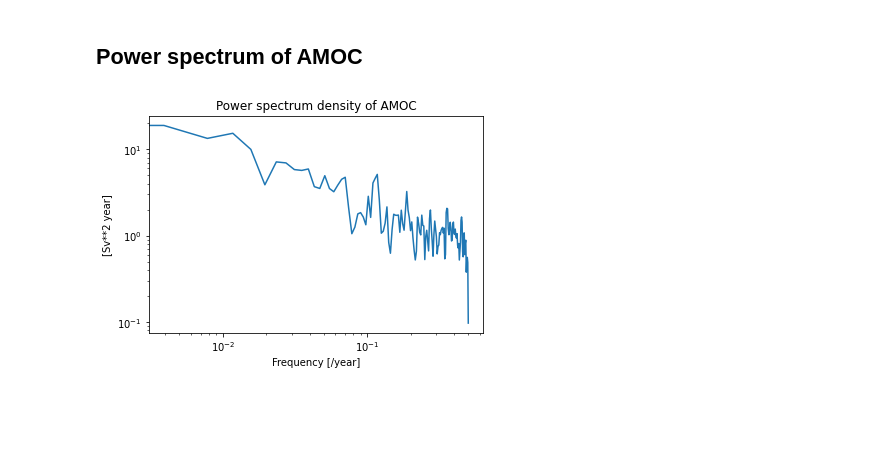
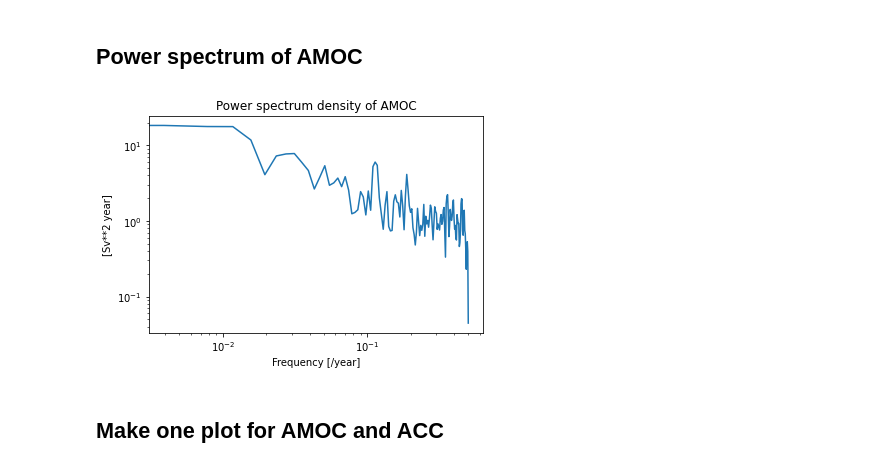
Before and after one commit to joakimkjellsson/kjellsson-park-2022, a Jupyter notebook: AMOC_PSI_variability.ipynb, the cells around one changed output. Saved outputs shown, nothing was run; the diff lists cells and outputs as text; code cells hidden in the pictures; blank space fills up the shorter version.

```diff
--- a/AMOC_PSI_variability.ipynb
+++ b/AMOC_PSI_variability.ipynb
@@ -12,3 +15,7 @@ from scipy.signal import welch
+# %%
+sns.set(font_scale = 1.5)
+sns.set_style("whitegrid")
+sns.set_style("ticks")
 # %%
 from dask.distributed import Client, LocalCluster, wait
 # %%
@@ -63,3 +72,9 @@ for exp in exp_list:
+# %%
+def detrend(da, dim='time'):
+    # detrend along a single dimension
+    p = da.polyfit(dim=dim, deg=1)
+    fit = xr.polyval(da[dim], p.polyfit_coefficients)
+    return da - fit
 # %% [markdown]
 ## Time-mean overturning
 # %%
@@ -175,19 +190,23 @@ def powerspectrum(x, fs=1):
 
     return freq,PSD
 # %%
-#x = amoc.rolling(time=36).mean().dropna('time').values
-x = amoc.groupby('time.year').mean('time').values
-#freq, PSD = powerspectrum(x,fs=1)
+# Use only from year 250 onward due to spin up
+times = slice('2100-01-01','2890-01-01')
+amoc_raw = amoc.sel(time=times)
+
+# Detrend data (linear) to remove any drift
+amoc_detrend = detrend( amoc_raw, dim='time' )
+x = amoc_detrend.groupby('time.year').mean('time').values
 
 # Use Welch method to reduce noise
 freq, PSD = welch(x,fs=1)
 
 fig1, ax1 = plt.subplots(1,1)
 ax1.loglog(freq,PSD)
 ax1.set_xlabel('Frequency [/year]');
 ax1.set_ylabel('[Sv**2 year]');
 ax1.set_title('Power spectrum density of AMOC');
 #ax1.set_ylim([1e-3,1e3])
-fig1.savefig('Fig4_AMOC_PSD.pdf',format='pdf')
+fig1.savefig('figures/Fig_AMOC_PSD.pdf',format='pdf')
 # %% [output]
-[figure, old version]
+[figure, new version]
@@ -196 +213,3 @@ fig1.savefig('Fig4_AMOC_PSD.pdf',format='pdf')
+# %% [markdown]
+## Make one plot for AMOC and ACC
 # %%
```
Also changed, not shown: parts of 6 cells of this notebook, 15 other files.
